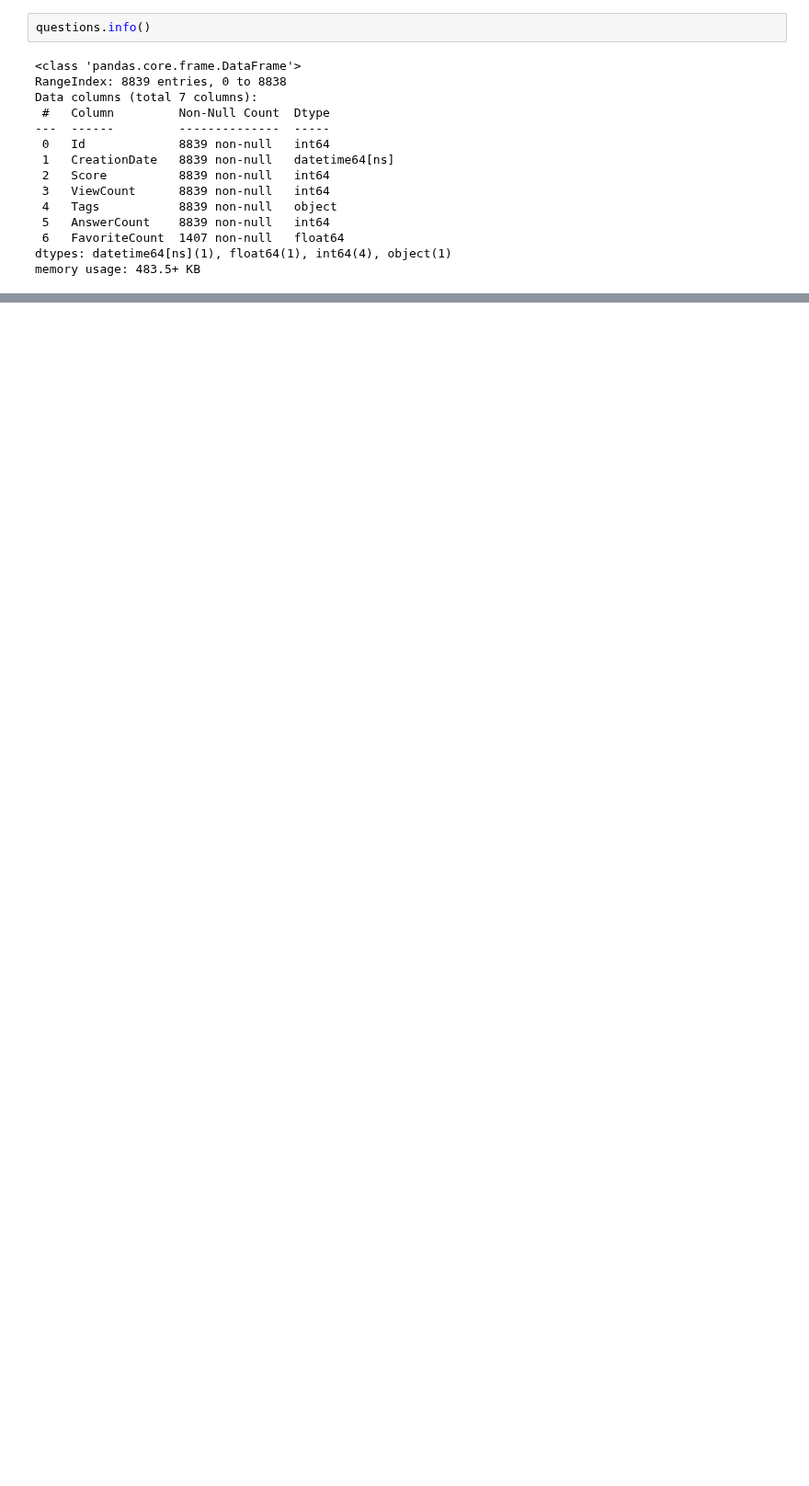
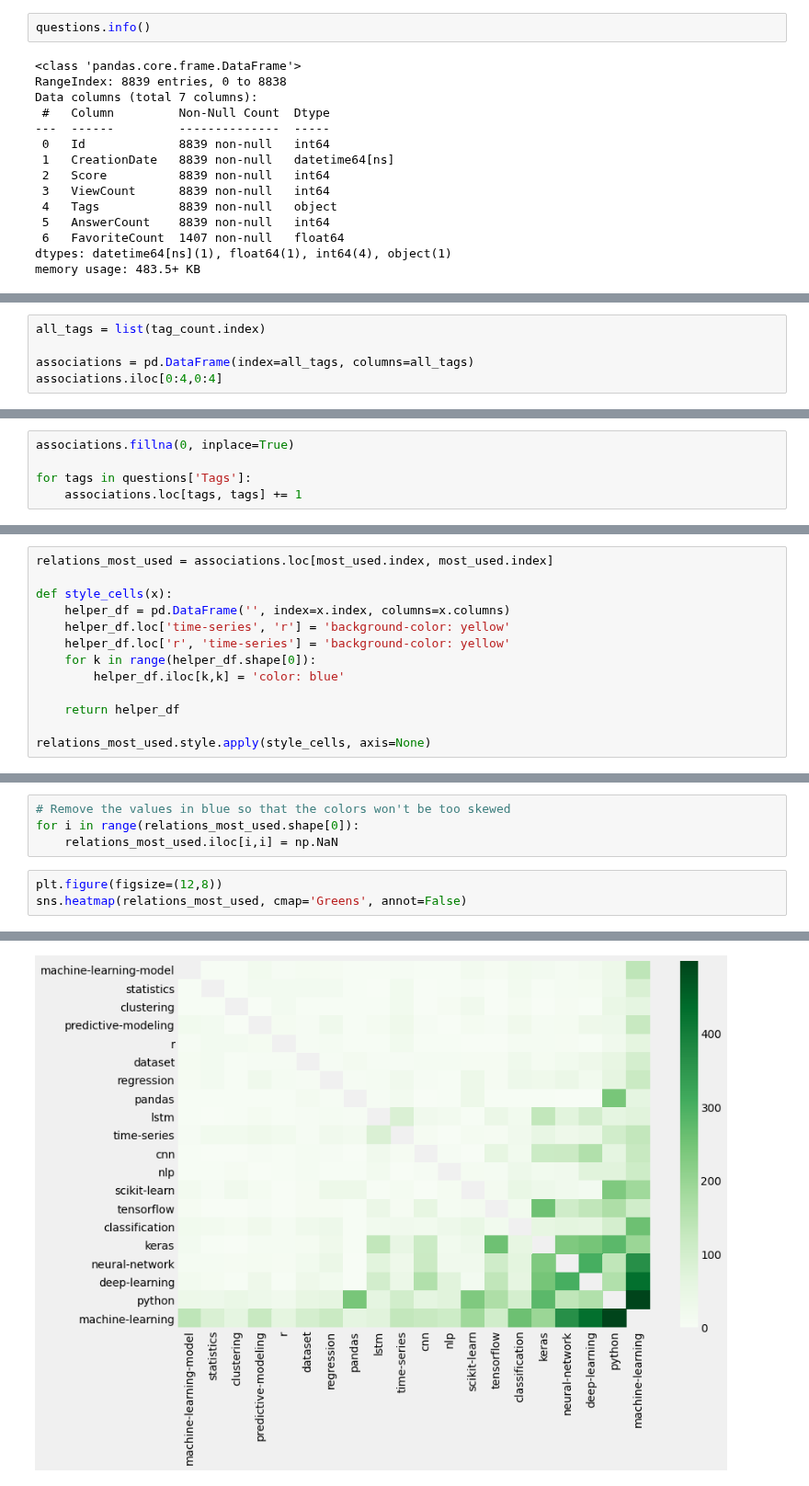
Before and after one commit to branBeckett/data-science-projects, a Jupyter notebook: data-science-questions/data-science-questions.ipynb, the cells around one changed output, grey strips where cells are left out. Shown at 92% size. Cells and saved outputs as stored; diff of their text form; blank space fills up the shorter version.

```diff
--- a/data-science-questions/data-science-questions.ipynb
+++ b/data-science-questions/data-science-questions.ipynb
@@ -46,0 +273,5 @@ The idea for this project comes from the [DATAQUEST](https://app.dataquest.io/)
+# %%
+all_tags = list(tag_count.index)
+
+associations = pd.DataFrame(index=all_tags, columns=all_tags)
+associations.iloc[0:4,0:4]
@@ -46,0 +286,5 @@ The idea for this project comes from the [DATAQUEST](https://app.dataquest.io/)
+# %%
+associations.fillna(0, inplace=True)
+
+for tags in questions['Tags']:
+    associations.loc[tags, tags] += 1
@@ -46,0 +293,13 @@ The idea for this project comes from the [DATAQUEST](https://app.dataquest.io/)
+# %%
+relations_most_used = associations.loc[most_used.index, most_used.index]
+
+def style_cells(x):
+    helper_df = pd.DataFrame('', index=x.index, columns=x.columns)
+    helper_df.loc['time-series', 'r'] = 'background-color: yellow'
+    helper_df.loc['r', 'time-series'] = 'background-color: yellow'
+    for k in range(helper_df.shape[0]):
+        helper_df.iloc[k,k] = 'color: blue'
+
+    return helper_df
+
+relations_most_used.style.apply(style_cells, axis=None)
@@ -46,0 +328,8 @@ The idea for this project comes from the [DATAQUEST](https://app.dataquest.io/)
+# %%
+# Remove the values in blue so that the colors won't be too skewed
+for i in range(relations_most_used.shape[0]):
+    relations_most_used.iloc[i,i] = np.NaN
+# %%
+plt.figure(figsize=(12,8))
+sns.heatmap(relations_most_used, cmap='Greens', annot=False)
+# %% [output]
@@ -46,0 +337 @@ The idea for this project comes from the [DATAQUEST](https://app.dataquest.io/)
+[figure, added]
```
Also changed, not shown: parts of 45 cells of this notebook.
